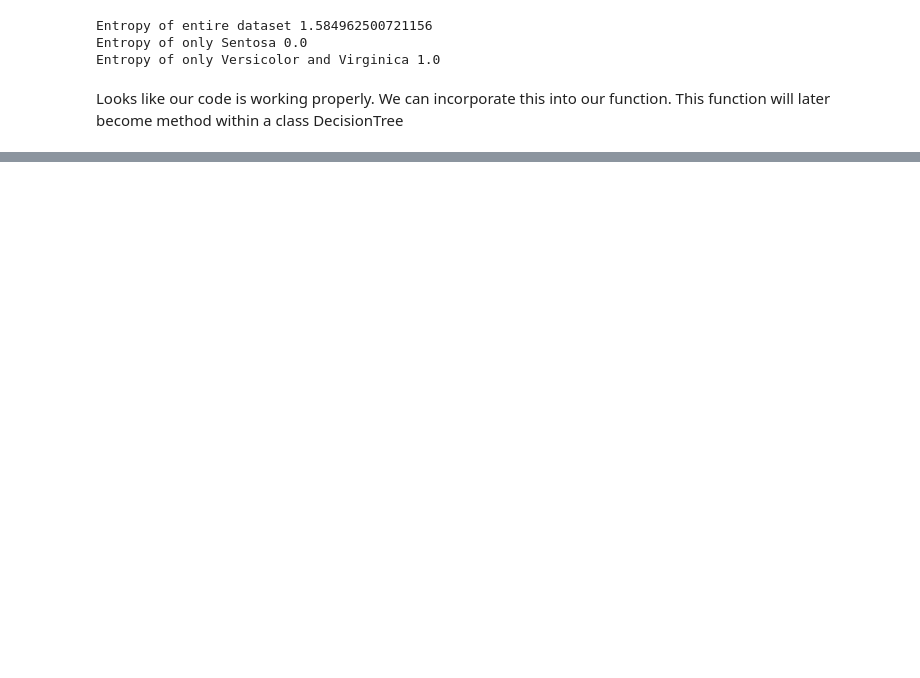
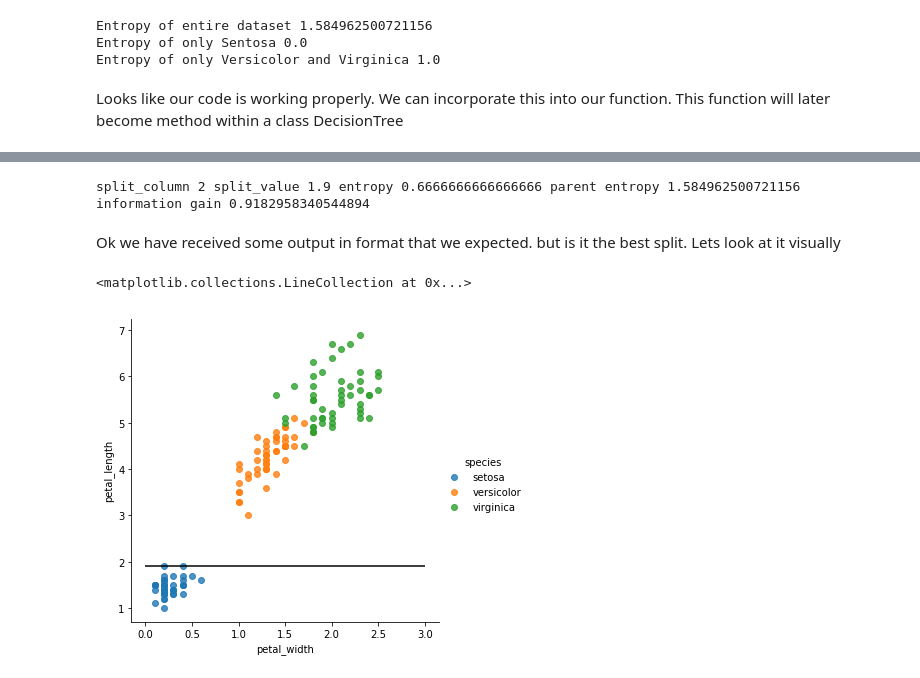
Before and after one commit to karangautam/Decision-Tree-From-Scratch, a Jupyter notebook: Decision Tree From Scratch.ipynb, the cells around one changed output, grey strips where cells are left out. Drawn from its saved outputs; the diff is of its cells as text; code cells hidden in the pictures; blank space fills up the shorter version.

```diff
--- a/Decision Tree From Scratch.ipynb
+++ b/Decision Tree From Scratch.ipynb
@@ -370,0 +517,14 @@ def calculate_entropy(data):
+# %%
+data = df.values
+print('Entropy of Parent Dataset {}'.format(calculate_entropy(data)))
+
+left_dataset,right_dataset = split_data(data,3,0.8)
+
+total_len = len(left_dataset) + len(right_dataset)
+left_dataset_entropy = calculate_entropy(left_dataset)
+right_dataset_entropy = calculate_entropy(right_dataset)
+
+child_entropy = len(left_dataset)/total_len * left_dataset_entropy + len(right_dataset)/total_len * right_dataset_entropy
+
+print('Entropy of left_dataset = {}  entropy of right_dataset {}'.format(left_dataset_entropy, right_dataset_entropy))
+print('Weighted entropy of child {}'.format(child_entropy))
@@ -370,0 +538,8 @@ def calculate_entropy(data):
+# %%
+def get_child_entropy(left_dataset,right_dataset):
+    total_len = len(left_dataset) + len(right_dataset)
+    left_dataset_entropy = calculate_entropy(left_dataset)
+    right_dataset_entropy = calculate_entropy(right_dataset)
+
+    child_entropy = len(left_dataset)/total_len * left_dataset_entropy + len(right_dataset)/total_len * right_dataset_entropy
+    return child_entropy
@@ -370,0 +576,30 @@ def calculate_entropy(data):
+# %%
+data = df.values
+potential_splits = all_potential_splits(data)
+# %%
+parent_entropy = calculate_entropy(data)
+best_entropy = parent_entropy
+
+for index in potential_splits:
+    for value in potential_splits[index]:
+        left_dataset,right_dataset = split_data(data,index,value)
+        child_entropy = get_child_entropy(left_dataset,right_dataset)
+#        print('Index = {}  value = {} child entropy = {} parent entropy = {}'.format(index,value,child_entropy,parent_entropy))
+        if child_entropy < best_entropy:
+            best_split_column = index
+            best_split_value = value
+            best_entropy = child_entropy
+            information_gain = parent_entropy - best_entropy
+print('split_column {} split_value {} entropy {} parent entropy {} information gain {}'.format(best_split_column,best_split_value,best_entropy,parent_entropy,information_gain))
+# %% [output]
+split_column 2 split_value 1.9 entropy 0.6666666666666666 parent entropy 1.584962500721156 information gain 0.9182958340544894
+# %% [markdown]
+Ok we have received some output in format that we expected. but is it the best split.
+Lets look at it visually
+# %%
+# Data before the split
+sns.lmplot(data=df,x="petal_width",y="petal_length",hue="species",fit_reg=False)
+plt.hlines(y=best_split_value,xmin=0,xmax=3)
+# %% [output]
+<matplotlib.collections.LineCollection at 0x...>
+[figure, added]
```
Also changed, not shown: parts of 56 cells of this notebook.
